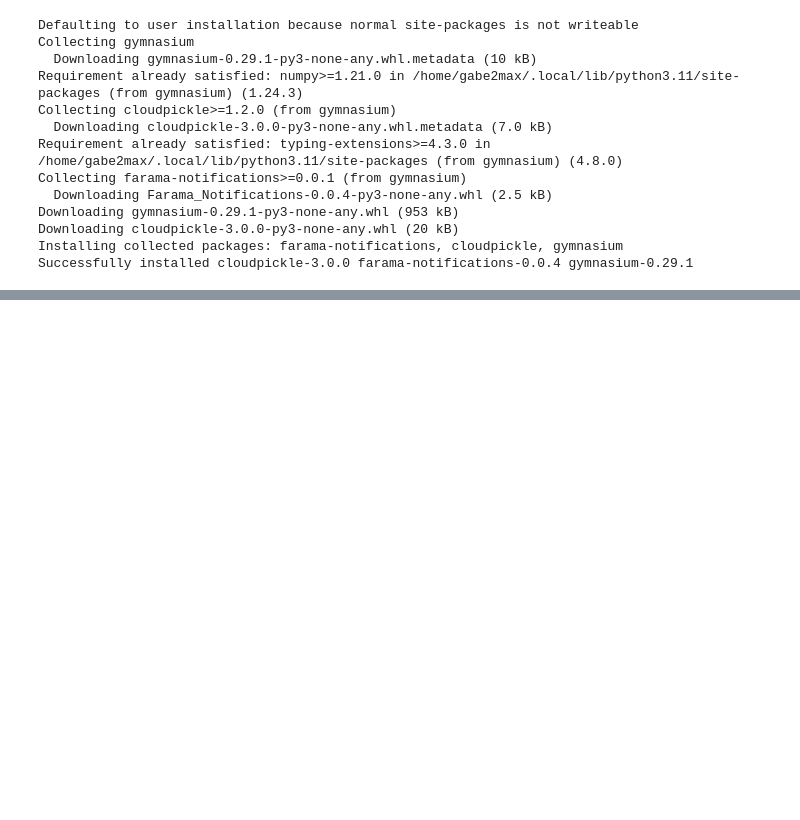
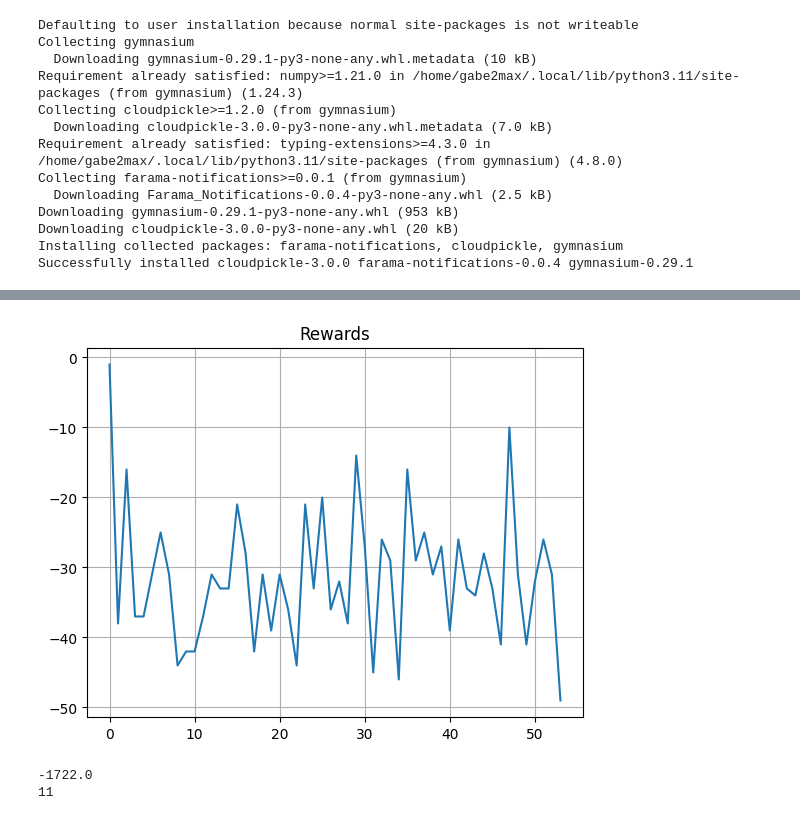
Before and after one commit to EAusman/blackjack, a Jupyter notebook: blackjack.ipynb, the cells around one changed output, grey strips where cells are left out. Saved outputs shown, nothing was run; the diff lists cells and outputs as text; code cells hidden in the pictures; blank space fills up the shorter version.

```diff
--- a/blackjack.ipynb
+++ b/blackjack.ipynb
@@ -108,19 +25,0 @@ agent = BlackjackAgent(
-# %%
-env = gym.wrappers.RecordEpisodeStatistics(env, deque_size=n_episodes)
-for episode in tqdm(range(n_episodes)):
-    obs, info = env.reset()
-    done = False
-
-    # play one episode
-    while not done:
-        action = agent.get_action(obs)
-        next_obs, reward, terminated, truncated, info = env.step(action)
-
-        # update the agent
-        agent.update(obs, action, reward, terminated, next_obs)
-
-        # update if the environment is done and the current obs
-        done = terminated or truncated
-        obs = next_obs
-
-    agent.decay_epsilon()
@@ -243,0 +168,12 @@ plt.show()
+# %%
+# ax = np.linspace(0, n_episodes,num = n_episodes//150)
+plt.plot(mon)
+plt.title('Rewards',fontsize=12)
+plt.grid()
+plt.show()
+print(money)
+print(bj_win)
+# %% [output]
+[figure, added]
+-1722.0
+11
```
Also changed, not shown: parts of 7 cells of this notebook, 1 other file.
